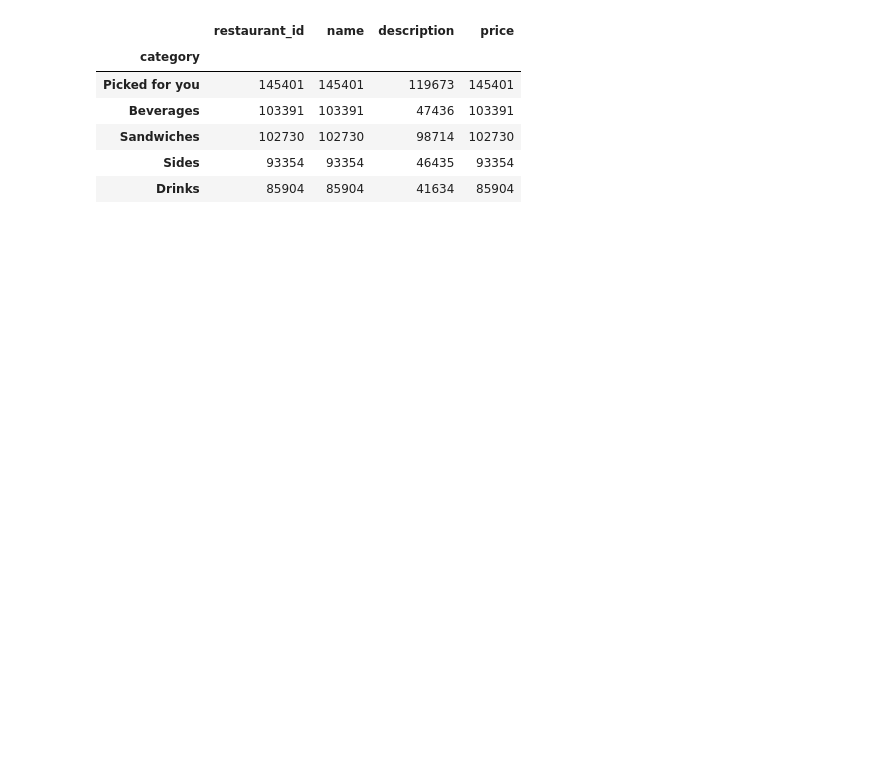
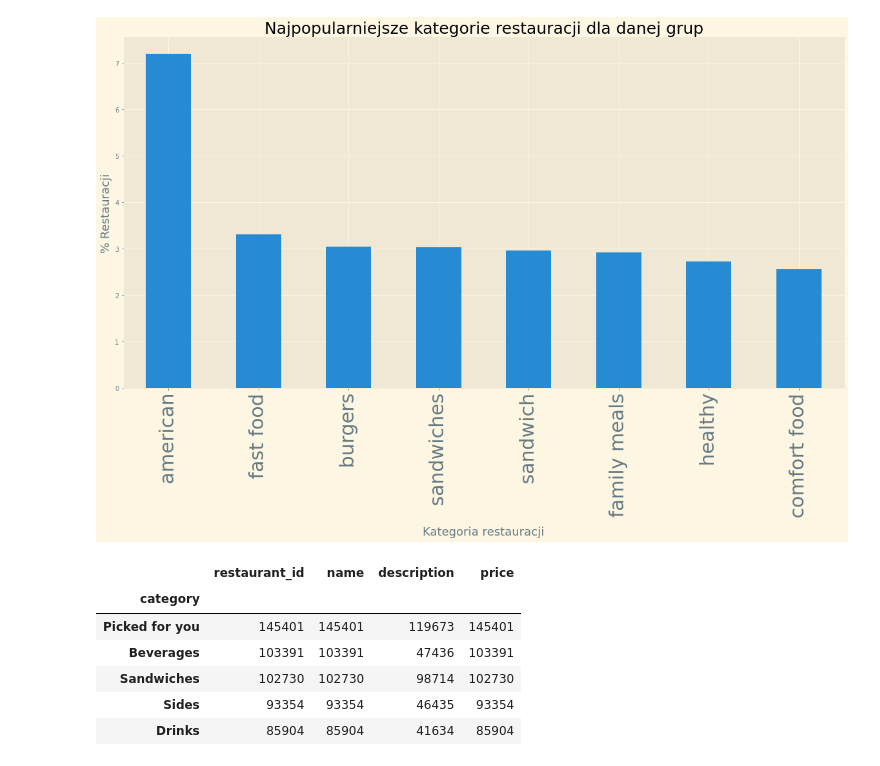
Before and after one commit to infoshareacademy/jdszr9-data_hunters, a Jupyter notebook: Uber Eats USA Restaurants and Menus/main.ipynb, the cells around one changed output. Cells and saved outputs as stored; diff of their text form; code cells hidden in the pictures; blank space fills up the shorter version.

Commit message:
Added two widgets, handled missing values

```diff
--- a/Uber Eats USA Restaurants and Menus/main.ipynb
+++ b/Uber Eats USA Restaurants and Menus/main.ipynb
@@ -49,7 +105,0 @@ df_new_rest=PrzetworzKategorie(df_restaurant)
-# %%
-
-
-df_filtered= filter_restaurants(df_new_rest, position_max=5, price_min=1, price_max=4, score_min=4.2)
-
-#Wypisuje najlepsze restauracje ( 10 najlepszych) sortując po position malejąco, score rosnąco, ratings rosnąco
-df_filtered.sort_values(['position', 'score', 'ratings'], ascending= [True, False, False]).head(10)
@@ -104,0 +106,11 @@ plt.show()
+# %%
+
+df_full_rest = df_new_rest.copy()
+mean_imputer = SimpleImputer(strategy='mean')
+median_imputer = SimpleImputer(strategy='median')
+df_full_rest['price'] = median_imputer.fit_transform(df_full_rest['price'].values.reshape(-1,1))
+df_full_rest['score'] = mean_imputer.fit_transform(df_full_rest['score'].values.reshape(-1,1))
+
+df_full_rest.head()
+
+df_new_rest=df_full_rest.copy()
@@ -104,0 +169,62 @@ plt.show()
+# %%
+boxP0 = Checkbox(False, description='Price 0')
+boxP1= Checkbox(False, description='Price 1')
+boxP2 = Checkbox(False, description='Price 2')
+boxP3 = Checkbox(False, description='Price 3')
+boxP4 = Checkbox(False, description='Price 4')
+
+###RangeSlider
+min_score = widgets.FloatSlider(
+    value=2.0,
+    min=1.0,
+    max=5.0,
+    step=0.1,
+    description='Minimalna ocena:',
+    continuous_update=False
+)
+max_pos = widgets.IntSlider(
+    value=3,
+    min=1.0,
+    max=300,
+    step=1.0,
+    description='Maksymalna pozycja w wyszukiwarce:',
+    continuous_update=False
+)
+
+
+container = widgets.HBox(children=[boxP0, boxP1, boxP2, boxP3,boxP4 ])
+container2 = widgets.HBox(children=[min_score, max_pos ])
+display(container, alignment=False)
+display(container2, alignment=False)
+def changed(b):
+    clear_output()
+    display(container, alignment=False)
+    display(container2, alignment=False)
+    df_filtered= filter_restaurants(df_new_rest, position_max=max_pos.value, prices =[ i for i, value in enumerate([boxP0.value, boxP1.value, boxP2.value, boxP3.value, boxP4.value]) if value == True], score_min=min_score.value)
+    cat_table =create_cat_table(df_filtered.iloc[:,8:])
+    print(f" Ilosc restauracji: {cat_table['sum'].count()}")
+    display(cat_table.head(10))
+
+
+
+    plt.rcParams["figure.figsize"] = (20,10)
+    data_chart = cat_table.iloc[:8, -1].plot.bar()
+
+
+    data_chart.set_xlabel('Kategoria restauracji', fontsize=18)
+    data_chart.set_ylabel('% Restauracji', fontsize=18)
+    data_chart.set_title('Najpopularniejsze kategorie restauracji dla danej grup', fontsize=25)
+    plt.xticks(fontsize=30)
+    plt.show()
+
+    #plt.bar(cat_table.iloc[:10,:].index,cat_table.iloc[:10,0])
+
+
+boxP0.observe(changed,names="value")
+boxP1.observe(changed,names="value")
+boxP2.observe(changed,names="value")
+boxP3.observe(changed,names="value")
+boxP4.observe(changed,names="value")
+max_pos.observe(changed,names="value")
+min_score.observe(changed,names="value")
+# %% [output]
@@ -105,3 +246,4 @@ plt.show()
+[figure, added]
 # %%
 # Badanie popularności kategorii dań w restauracjach
 
```
Also changed, not shown: parts of 14 cells of this notebook.
